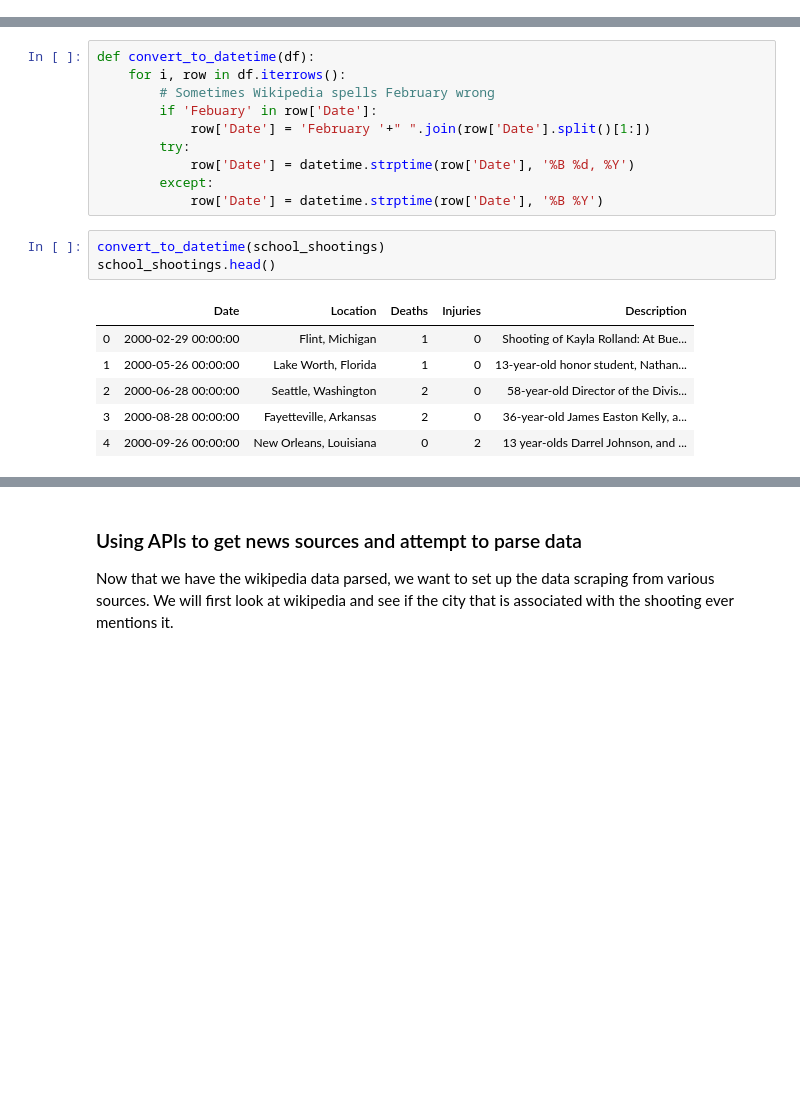
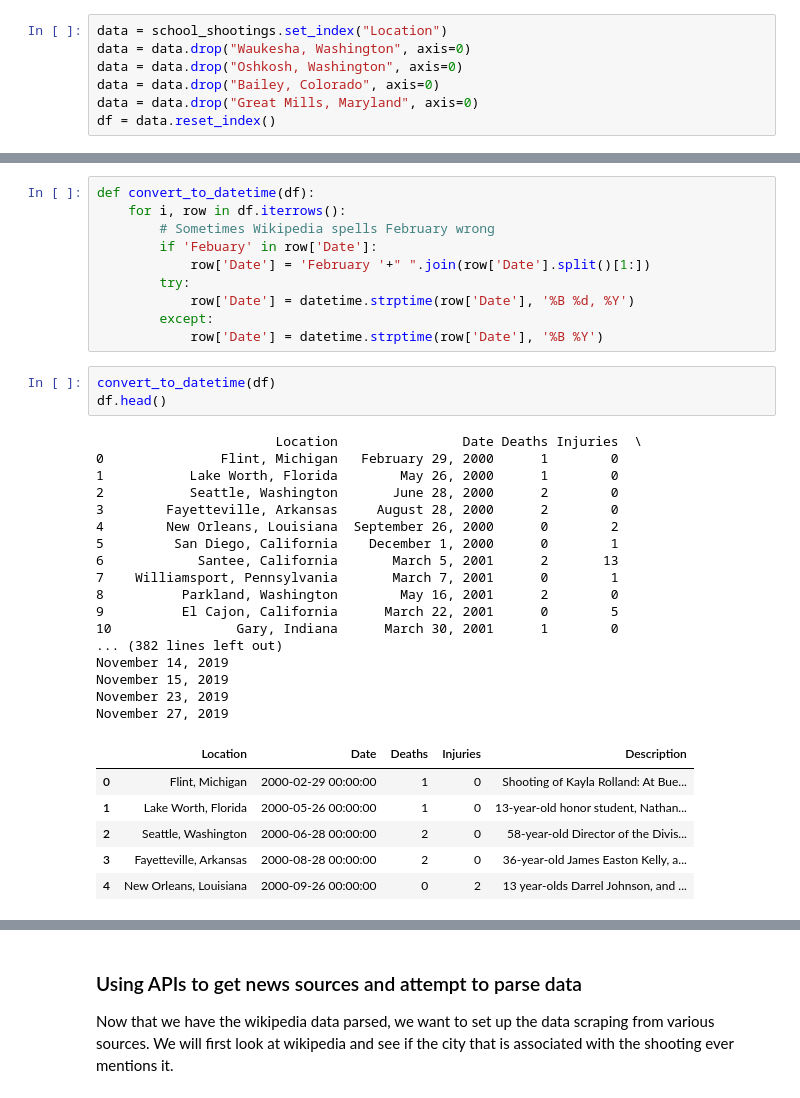
Before and after one commit to eugeneiohc/15388final, a Jupyter notebook: FinalProject.ipynb, the cells around one changed output, grey strips where cells are left out. Drawn from its saved outputs; the diff is of its cells as text; blank space fills up the shorter version.

```diff
--- a/FinalProject.ipynb
+++ b/FinalProject.ipynb
@@ -69 +72,8 @@ school_shootings = makeDF(header, body)
+# %%
+data = school_shootings.set_index("Location")
+data = data.drop("Waukesha, Washington", axis=0)
+data = data.drop("Oshkosh, Washington", axis=0)
+data = data.drop("Bailey, Colorado", axis=0)
+data = data.drop("Great Mills, Maryland", axis=0)
+df = data.reset_index()
 # %%
@@ -150,15 +160,32 @@ def convert_to_datetime(df):
         except:
             row['Date'] = datetime.strptime(row['Date'], '%B %Y')
 # %%
-convert_to_datetime(school_shootings)
-school_shootings.head()
+convert_to_datetime(df)
+df.head()
 # %% [output]
+                       Location                Date Deaths Injuries  \
+0               Flint, Michigan   February 29, 2000      1        0
+1           Lake Worth, Florida        May 26, 2000      1        0
+2           Seattle, Washington       June 28, 2000      2        0
+3        Fayetteville, Arkansas     August 28, 2000      2        0
+4        New Orleans, Louisiana  September 26, 2000      0        2
+5         San Diego, California    December 1, 2000      0        1
+6            Santee, California       March 5, 2001      2       13
+7    Williamsport, Pennsylvania       March 7, 2001      0        1
+8          Parkland, Washington        May 16, 2001      2        0
+9          El Cajon, California      March 22, 2001      0        5
+10                Gary, Indiana      March 30, 2001      1        0
+... (382 lines left out)
+November 14, 2019
+November 15, 2019
+November 23, 2019
+November 27, 2019
-|  | Date | Location | Deaths | Injuries | Description |
-| 0 | 2000-02-29 00:00:00 | Flint, Michigan | 1 | 0 | Shooting of Kayla Rolland: At Bue... |
-| 1 | 2000-05-26 00:00:00 | Lake Worth, Florida | 1 | 0 | 13-year-old honor student, Nathan... |
-| 2 | 2000-06-28 00:00:00 | Seattle, Washington | 2 | 0 | 58-year-old Director of the Divis... |
-| 3 | 2000-08-28 00:00:00 | Fayetteville, Arkansas | 2 | 0 | 36-year-old James Easton Kelly, a... |
-| 4 | 2000-09-26 00:00:00 | New Orleans, Louisiana | 0 | 2 | 13 year-olds Darrel Johnson, and ... |
+|  | Location | Date | Deaths | Injuries | Description |
+| 0 | Flint, Michigan | 2000-02-29 00:00:00 | 1 | 0 | Shooting of Kayla Rolland: At Bue... |
+| 1 | Lake Worth, Florida | 2000-05-26 00:00:00 | 1 | 0 | 13-year-old honor student, Nathan... |
+| 2 | Seattle, Washington | 2000-06-28 00:00:00 | 2 | 0 | 58-year-old Director of the Divis... |
+| 3 | Fayetteville, Arkansas | 2000-08-28 00:00:00 | 2 | 0 | 36-year-old James Easton Kelly, a... |
+| 4 | New Orleans, Louisiana | 2000-09-26 00:00:00 | 0 | 2 | 13 year-olds Darrel Johnson, and ... |
 # %%
 convert_to_datetime(unsuccessful_shootings)
 unsuccessful_shootings.head()
```
Also changed, not shown: parts of 19 cells of this notebook.
